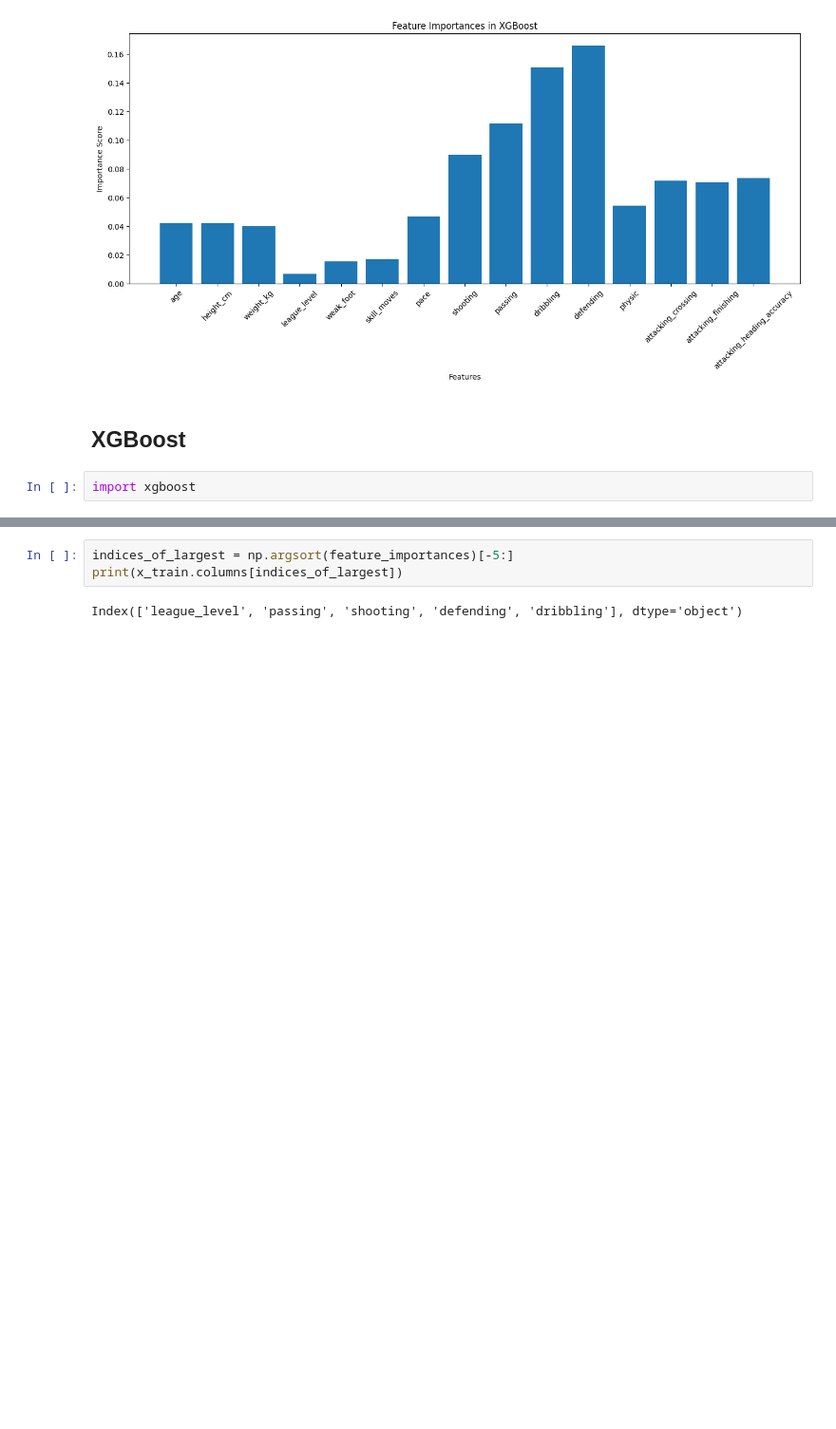
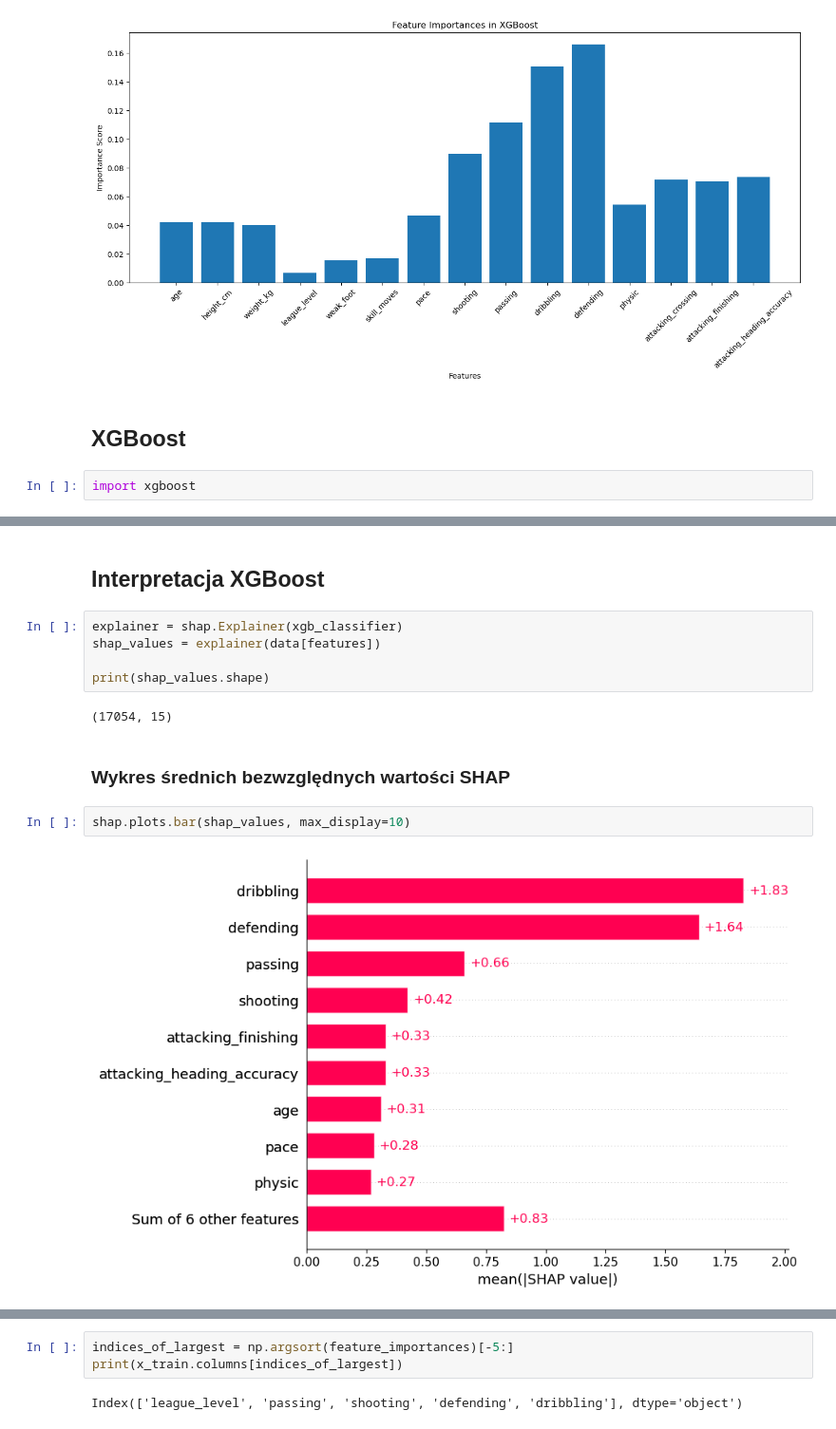
Before and after one commit to wojtek2288/ppd-projekt, a Jupyter notebook: ppd_projekt.ipynb, the cells around one changed output, grey strips where cells are left out. Shown at 95% size. Cells and saved outputs as stored; diff of their text form; blank space fills up the shorter version.

```diff
--- a/ppd_projekt.ipynb
+++ b/ppd_projekt.ipynb
@@ -736,0 +684,15 @@ Gini test: 0.92
+# %% [markdown]
+## Interpretacja XGBoost
+# %%
+explainer = shap.Explainer(xgb_classifier)
+shap_values = explainer(data[features])
+
+print(shap_values.shape)
+# %% [output]
+(17054, 15)
+# %% [markdown]
+### Wykres średnich bezwzględnych wartości SHAP
+# %%
+shap.plots.bar(shap_values, max_display=10)
+# %% [output]
+[figure, added]
```
Also changed, not shown: parts of 31 cells of this notebook.
